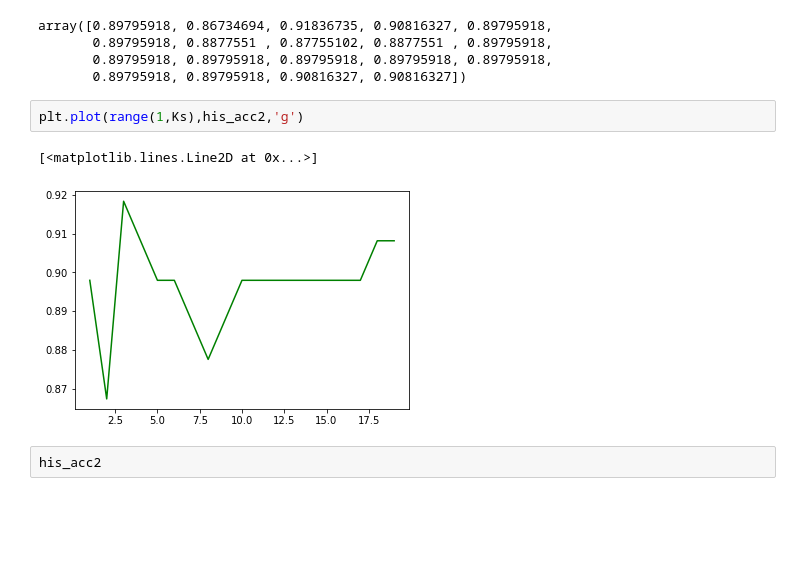
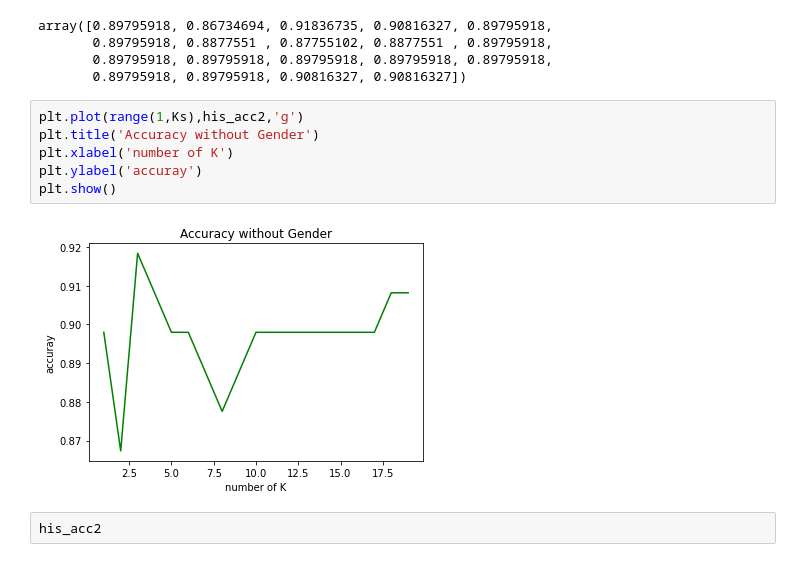
Before and after one commit to NogTai/MachineLearning, a Jupyter notebook: MachineLearning/Buoi4_KNN_SVM/Buoi4.ipynb, the cells around one changed output. Saved outputs shown, nothing was run; the diff lists cells and outputs as text; blank space fills up the shorter version.

```diff
--- a/MachineLearning/Buoi4_KNN_SVM/Buoi4.ipynb
+++ b/MachineLearning/Buoi4_KNN_SVM/Buoi4.ipynb
@@ -154,9 +157,12 @@ array([0.89795918, 0.86734694, 0.91836735, 0.90816327, 0.89795918,
        0.89795918, 0.89795918, 0.90816327, 0.90816327])
 # %%
 plt.plot(range(1,Ks),his_acc2,'g')
+plt.title('Accuracy without Gender')
+plt.xlabel('number of K')
+plt.ylabel('accuray')
+plt.show()
 # %% [output]
-[<matplotlib.lines.Line2D at 0x...>]
-[figure, old version]
+[figure, new version]
 # %%
 his_acc2
 # %% [output]
```
Also changed, not shown: parts of 1 cell of this notebook.
